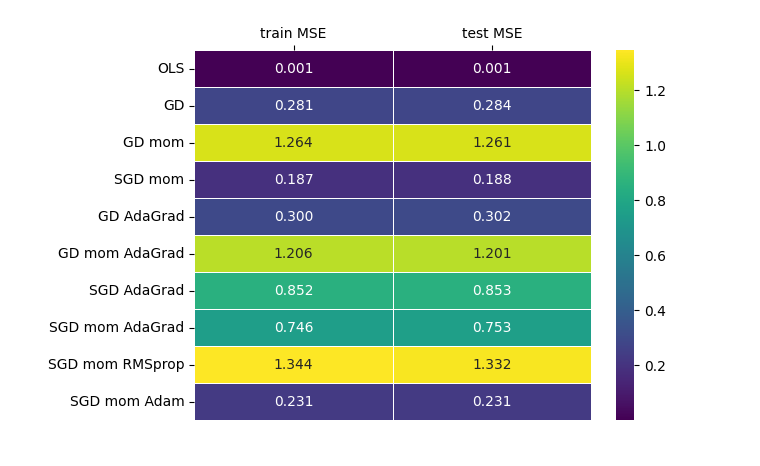
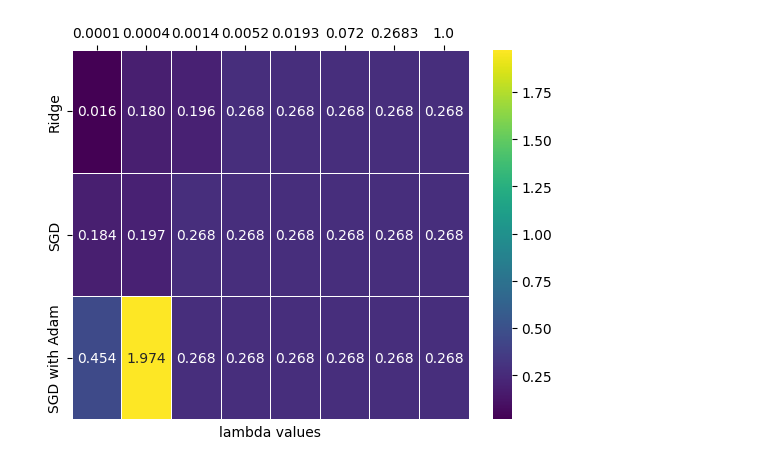
Before and after one commit to carmenpd/Project2, a Jupyter notebook: basic_gd_ridge.ipynb, the cells around one changed output. Drawn from its saved outputs; the diff is of its cells as text; code cells hidden in the pictures.

```diff
--- a/basic_gd_ridge.ipynb
+++ b/basic_gd_ridge.ipynb
@@ -6,7 +6,7 @@ from numpy.random import rand
 from numpy.random import seed
 import matplotlib.pyplot as plt
 import seaborn as sns
-from func_autograd import *
+from func_analyticgrad import *
 from sklearn.model_selection import train_test_split
 import pandas as pd
 import time
@@ -37,7 +37,7 @@ def MSE(y_data, y_model):
 	return np.sum((y_data - y_model)**2)/n
 
 
-def generate_data(noise=False, datapoints=200 , FrankesFunction=True):
+def generate_data(noise=False, datapoints=100 , FrankesFunction=True):
     # Arrange x and y
     x = np.random.rand(datapoints)
     y = np.random.rand(datapoints)
@@ -82,8 +82,8 @@ X_train, X_test, z_train, z_test = train_test_split(X, z)
 
 
 # data
-lmb = np.logspace(-5, 0, 8)
-MSE_val = np.zeros((10, 2, len(lmb)))
+lmb = np.logspace(-4, 0, 8)
+MSE_val = np.zeros((3, 2, len(lmb)))
 # %%
 for i in range(len(lmb)):
 
@@ -196,9 +123,9 @@ ValueError: zero-size array to reduction operation maximum which has no identity
 # %%
-index = ["OLS", "GD", "GD mom", "SGD mom", "GD AdaGrad", "GD mom AdaGrad", "SGD AdaGrad", "SGD mom AdaGrad", "SGD mom RMSprop", "SGD mom Adam"]
-MSE_val = np.around(MSE_val, decimals=3)
-df = pd.DataFrame(MSE_val[:,0,:], index=index, columns=lmb)
+lmb=np.around(lmb, decimals=4)
+
+df = pd.DataFrame(MSE_val[:, 0, :], index=["Ridge", "SGD", "SGD with Adam"], columns=lmb)
 fig = sns.heatmap(df, cmap="viridis", annot=True, linewidth=.5, fmt=".3f")
-fig.set(xlabel="", ylabel="")
+fig.set(xlabel="lambda values", ylabel="")
 fig.xaxis.tick_top()
 # %% [output]
-[figure, old version]
+[figure, new version]
```
Also changed, not shown: parts of 2 cells of this notebook, 6 other files.
